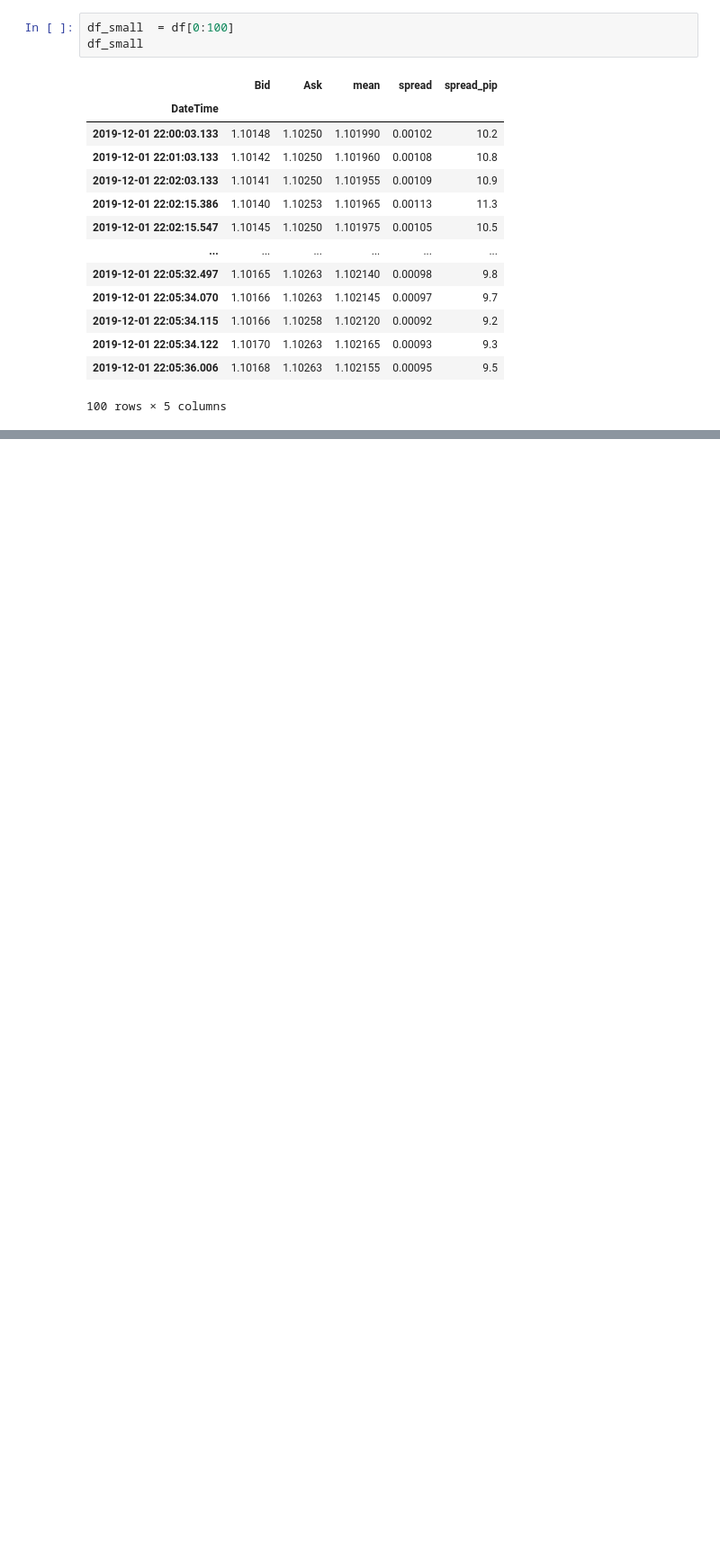
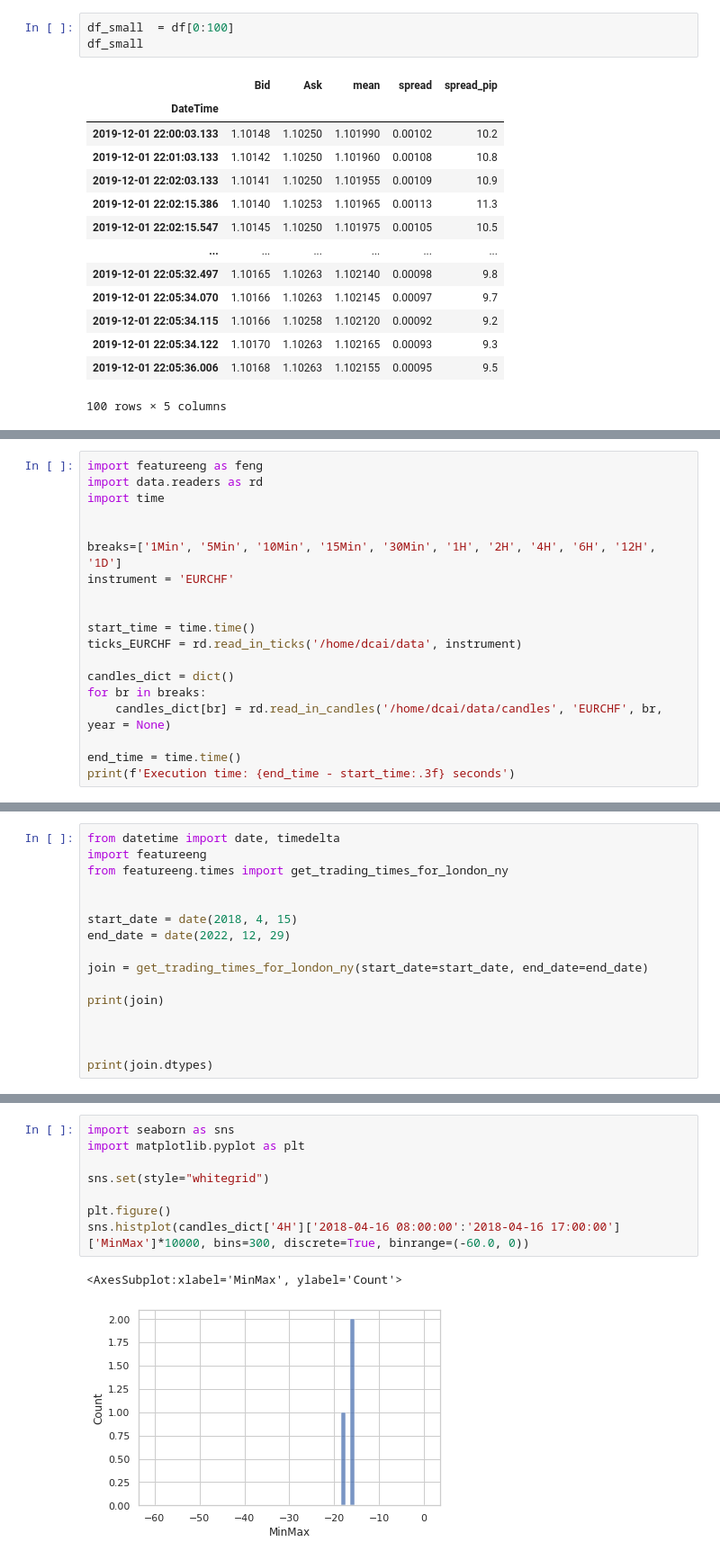
Before and after one commit to marcin-je/jupyter, a Jupyter notebook: feature-engineering.ipynb, the cells around one changed output, grey strips where cells are left out. Shown: that part at 90% size. Drawn from its saved outputs; the diff is of its cells as text; blank space fills up the shorter version.

```diff
--- a/feature-engineering.ipynb
+++ b/feature-engineering.ipynb
@@ -241,0 +419,19 @@ tokens[-2]
+# %%
+import featureeng as feng
+import data.readers as rd
+import time
+
+
+breaks=['1Min', '5Min', '10Min', '15Min', '30Min', '1H', '2H', '4H', '6H', '12H', '1D']
+instrument = 'EURCHF'
+
+
+start_time = time.time()
+ticks_EURCHF = rd.read_in_ticks('/home/dcai/data', instrument)
+
+candles_dict = dict()
+for br in breaks:
+    candles_dict[br] = rd.read_in_candles('/home/dcai/data/candles', 'EURCHF', br, year = None)
+
+end_time = time.time()
+print(f'Execution time: {end_time - start_time:.3f} seconds')
@@ -241,0 +453,16 @@ tokens[-2]
+# %%
+from datetime import date, timedelta
+import featureeng
+from featureeng.times import get_trading_times_for_london_ny
+
+
+start_date = date(2018, 4, 15)
+end_date = date(2022, 12, 29)
+
+join = get_trading_times_for_london_ny(start_date=start_date, end_date=end_date)
+
+print(join)
+
+
+
+print(join.dtypes)
@@ -241,0 +574,11 @@ tokens[-2]
+# %%
+import seaborn as sns
+import matplotlib.pyplot as plt
+
+sns.set(style="whitegrid")
+
+plt.figure()
+sns.histplot(candles_dict['4H']['2018-04-16 08:00:00':'2018-04-16 17:00:00']['MinMax']*10000, bins=300, discrete=True, binrange=(-60.0, 0))
+# %% [output]
+<AxesSubplot:xlabel='MinMax', ylabel='Count'>
+[figure, added]
```
Also changed, not shown: parts of 21 cells of this notebook, 2 other files.
